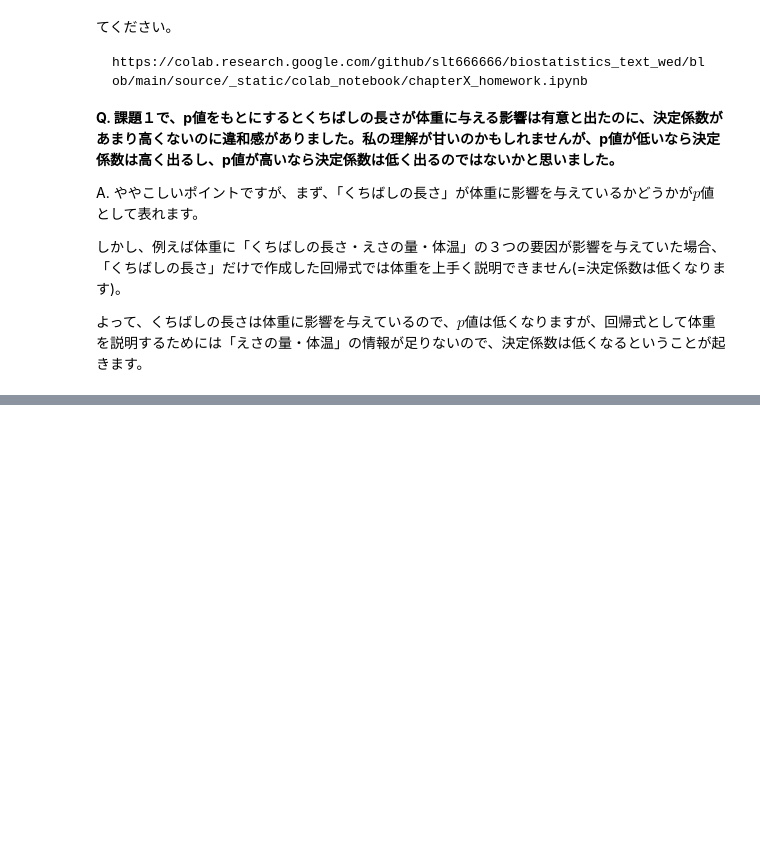
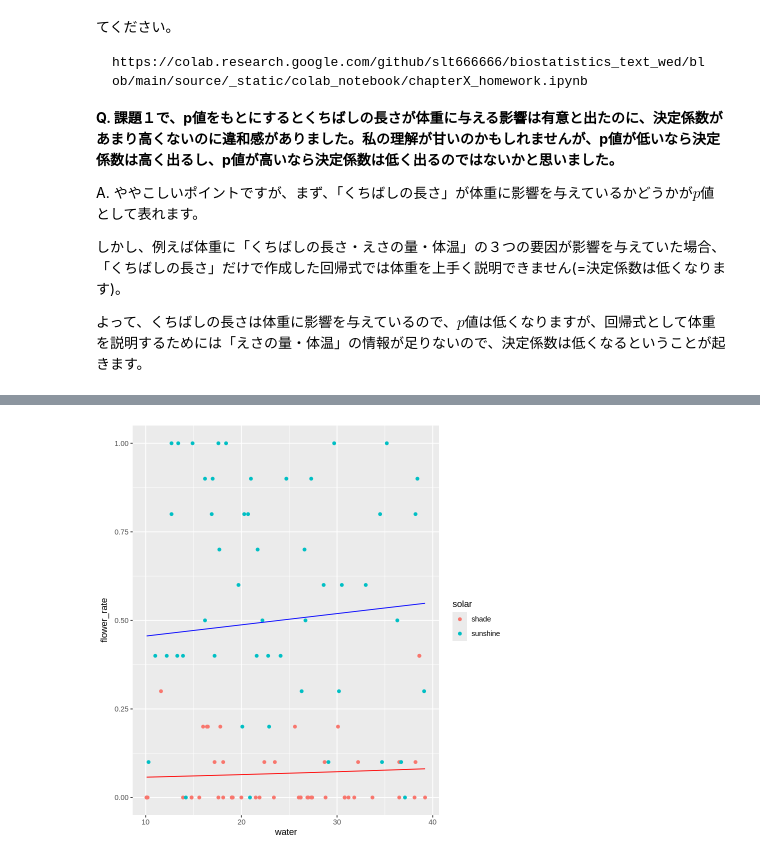
Before and after one commit to slt666666/biostatistics_text_wed, a Jupyter notebook: source/_static/colab_notebook/QA.ipynb, the cells around one changed output, grey strips where cells are left out. Cells and saved outputs as stored; diff of their text form; code cells hidden in the pictures; blank space fills up the shorter version.

Commit message:
upload chapter10

```diff
--- a/source/_static/colab_notebook/QA.ipynb
+++ b/source/_static/colab_notebook/QA.ipynb
@@ -466,0 +489,7 @@ A. ややこしいポイントですが、まず、「くちばしの長さ」
+# %%
+# 各日照条件と土壌水分量における開花率のデータ
+data <- read.csv("https://raw.githubusercontent.com/slt666666/biostatistics_text_wed/refs/heads/main/source/_static/data/chapter9_hw1.csv")
+head(data)
+
+result <- glm(cbind(flower, size - flower) ~ water + solar, family = binomial, data = data)
+summary(result)
@@ -466,0 +525,15 @@ A. ややこしいポイントですが、まず、「くちばしの長さ」
+# %%
+# 算出したロジスティック関数を可視化する
+library(ggplot2)
+
+beta0 <- -2.926732
+beta1 <- 0.012712
+beta2 <- 2.622126
+
+g <- ggplot(data=data, aes(x=water, y=flower_rate))
+g <- g + geom_point(aes(colour=solar))
+g <- g + stat_function(fun=function(x) 1/(1+exp(-(beta0+beta1*x+beta2))), color = "blue") # sunshin条件下の回帰
+g <- g + stat_function(fun=function(x) 1/(1+exp(-(beta0+beta1*x))), color = "red")        # shade条件下の回帰
+g
+# %% [output]
+[figure, added]
```
Also changed, not shown: parts of 6 cells of this notebook, 3 other files.
